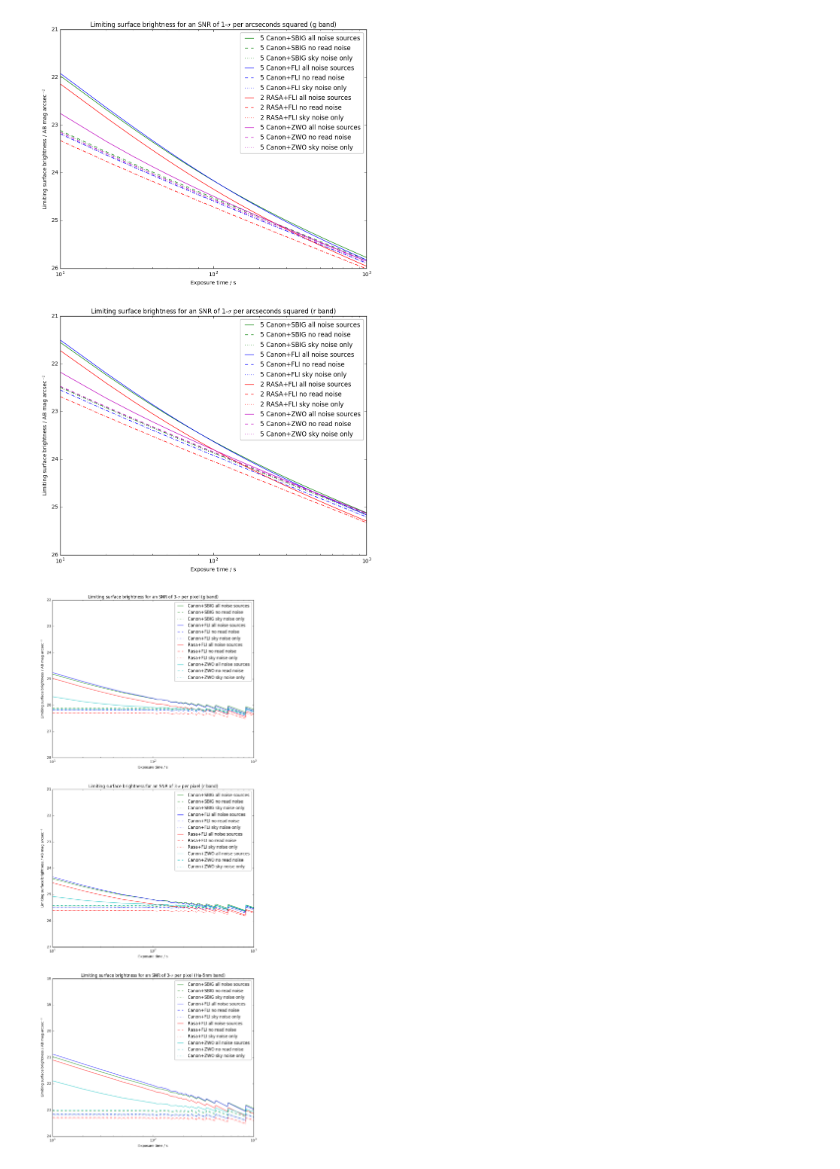
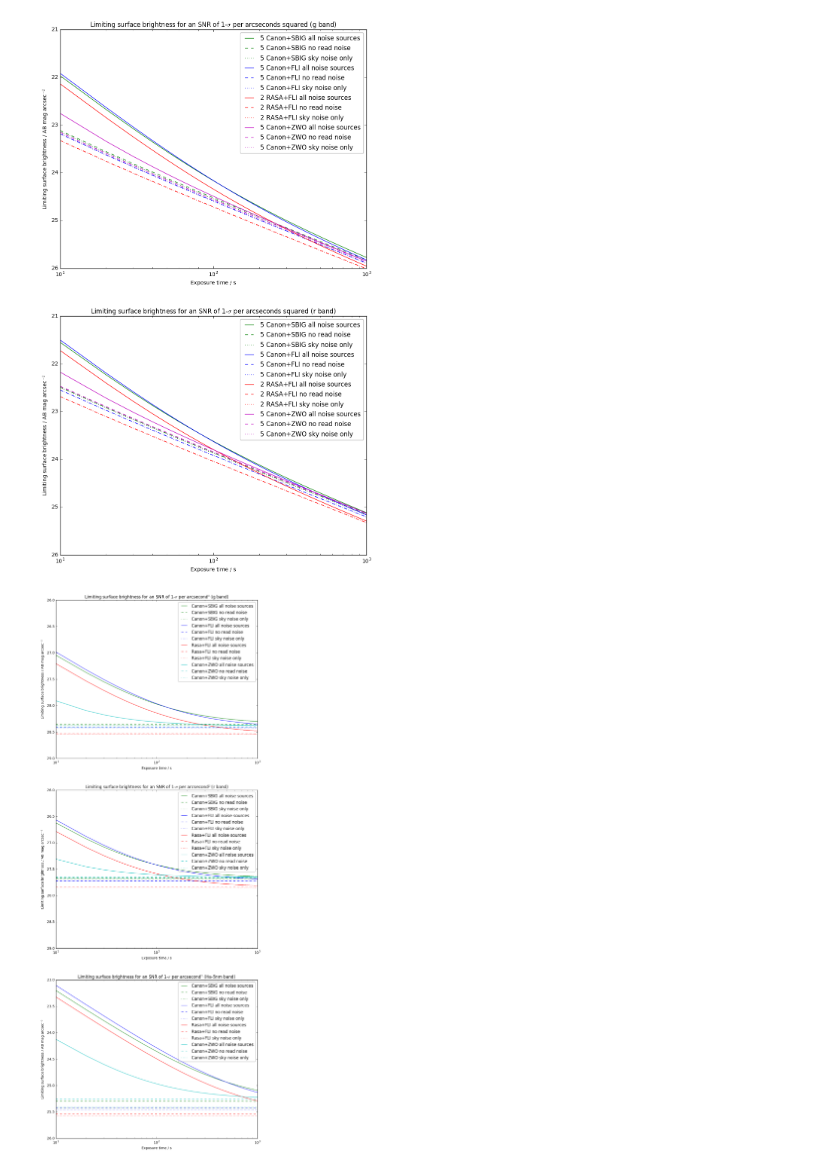
Before and after one commit to AnthonyHorton/signal-to-noise, a Jupyter notebook: Huntsman SNR.ipynb, the cells around one changed output. Drawn from its saved outputs; the diff is of its cells as text; code cells hidden in the pictures.

Commit message:
Fix exposure time error, plot labels & table formatting

```diff
--- a/Huntsman SNR.ipynb
+++ b/Huntsman SNR.ipynb
@@ -277,10 +277,10 @@ $656.49268 \; \mathrm{nm}$
 def calculate_limits(imager, snr_calc, snr_value, number=1, value=True):
     if not isinstance(imager, snr.Imager):
         raise ValueError("imager must be an instance of the Imager class")
-    exptime = np.arange(10,1001,10)
-    limit_all= u.Quantity([imager.SB_limit(t if value else 28*60, snr_target=snr_value, sub_exp_time=t, snr_calculation=snr_calc, N=number) for t in exptime])
-    limit_noread= u.Quantity([imager.SB_limit(t if value else 28*60, snr_target=snr_value, sub_exp_time=t, snr_calculation=snr_calc, N=number, enable_read_noise=False) for t in exptime])
-    limit_skyonly= u.Quantity([imager.SB_limit(t if value else 28*60, snr_target=snr_value, sub_exp_time=t, snr_calculation=snr_calc, N=number, enable_read_noise=False, enable_dark_noise=False) \
+    exptime = np.arange(10,1001,10) * u.second
+    limit_all= u.Quantity([imager.SB_limit(t if value else 28*u.hour, snr_target=snr_value, sub_exp_time=t, snr_calculation=snr_calc, N=number) for t in exptime])
+    limit_noread= u.Quantity([imager.SB_limit(t if value else 28*u.hour, snr_target=snr_value, sub_exp_time=t, snr_calculation=snr_calc, N=number, enable_read_noise=False) for t in exptime])
+    limit_skyonly= u.Quantity([imager.SB_limit(t if value else 28*u.hour, snr_target=snr_value, sub_exp_time=t, snr_calculation=snr_calc, N=number, enable_read_noise=False, enable_dark_noise=False) \
         for t in exptime])
     return (exptime, limit_all, limit_noread, limit_skyonly)
 # %%
@@ -427,38 +427,38 @@ plt.savefig('sensitivityplot2.png')
 # %%
 sensitivity_plot(ts, qg, qgr, qgi, 1, 'g', 'Canon+SBIG', 3)
 sensitivity_plot(ts, qr, qrr, qri, 2, 'g', 'Canon+SBIG', 3)
 sensitivity_plot(ts, qh, qhr, qhi, 3, 'g', 'Canon+SBIG', 3)
 sensitivity_plot(ts, qg1, qgr1, qgi1, 1, 'b', 'Canon+FLI', 3)
 sensitivity_plot(ts, qr1, qrr1, qri1, 2, 'b', 'Canon+FLI', 3)
 sensitivity_plot(ts, qh1, qhr1, qhi1, 3, 'b', 'Canon+FLI', 3)
 sensitivity_plot(ts, qg2, qgr2, qgi2, 1, 'r', 'Rasa+FLI', 3)
 sensitivity_plot(ts, qr2, qrr2, qri2, 2, 'r', 'Rasa+FLI', 3)
 sensitivity_plot(ts, qh2, qhr2, qhi2, 3, 'r', 'Rasa+FLI', 3)
 sensitivity_plot(ts, qg3, qgr3, qgi3, 1, 'c', 'Canon+ZWO', 3)
 sensitivity_plot(ts, qr3, qrr3, qri3, 2, 'c', 'Canon+ZWO', 3)
 sensitivity_plot(ts, qh3, qhr3, qhi3, 3, 'c', 'Canon+ZWO', 3)
 plt.subplot(3,1,1)
-plt.ylim(28,22)
+plt.ylim(29,26)
 plt.xlabel('Exposure time / s')
 plt.ylabel('Limiting surface brightness / AB mag arcsec$^{-2}$')
-plt.title('Limiting surface brightness for an SNR of 3-$\sigma$ per pixel (g band)')
+plt.title('Limiting surface brightness for an SNR of 1-$\sigma$ per arcsecond$^2$ (g band)')
 plt.legend(loc='best', fancybox=True, framealpha=0.3)
 plt.subplot(3,1,2)
-plt.ylim(27,21)
+plt.ylim(29,26)
 plt.xlabel('Exposure time / s')
 plt.ylabel('Limiting surface brightness / AB mag arcsec$^{-2}$')
-plt.title('Limiting surface brightness for an SNR of 3-$\sigma$ per pixel (r band)')
+plt.title('Limiting surface brightness for an SNR of 1-$\sigma$ per arcsecond$^2$ (r band)')
 plt.legend(loc='best', fancybox=True, framealpha=0.3)
 plt.subplot(3,1,3)
-plt.ylim(24,18)
+plt.ylim(26,23)
 plt.xlabel('Exposure time / s')
 plt.ylabel('Limiting surface brightness / AB mag arcsec$^{-2}$')
-plt.title('Limiting surface brightness for an SNR of 3-$\sigma$ per pixel (Ha-5nm band)')
+plt.title('Limiting surface brightness for an SNR of 1-$\sigma$ per arcsecond$^2$ (Ha-5nm band)')
 plt.legend(loc='best', fancybox=True, framealpha=0.3)
 plt.gcf().set_size_inches(10.5,28)
 plt.savefig('sensitivityplot.png')
 # %% [output]
-[figure, old version]
+[figure, new version]
 # %%
 exp_time=[10, 30, 100, 300, 1000]
 canon_sbig_gband=[pg[0].value , pg[2].value, pg[9].value, pg[29].value, pg[-1].value]
```
Also changed, not shown: parts of 14 cells of this notebook, 3 other files.
